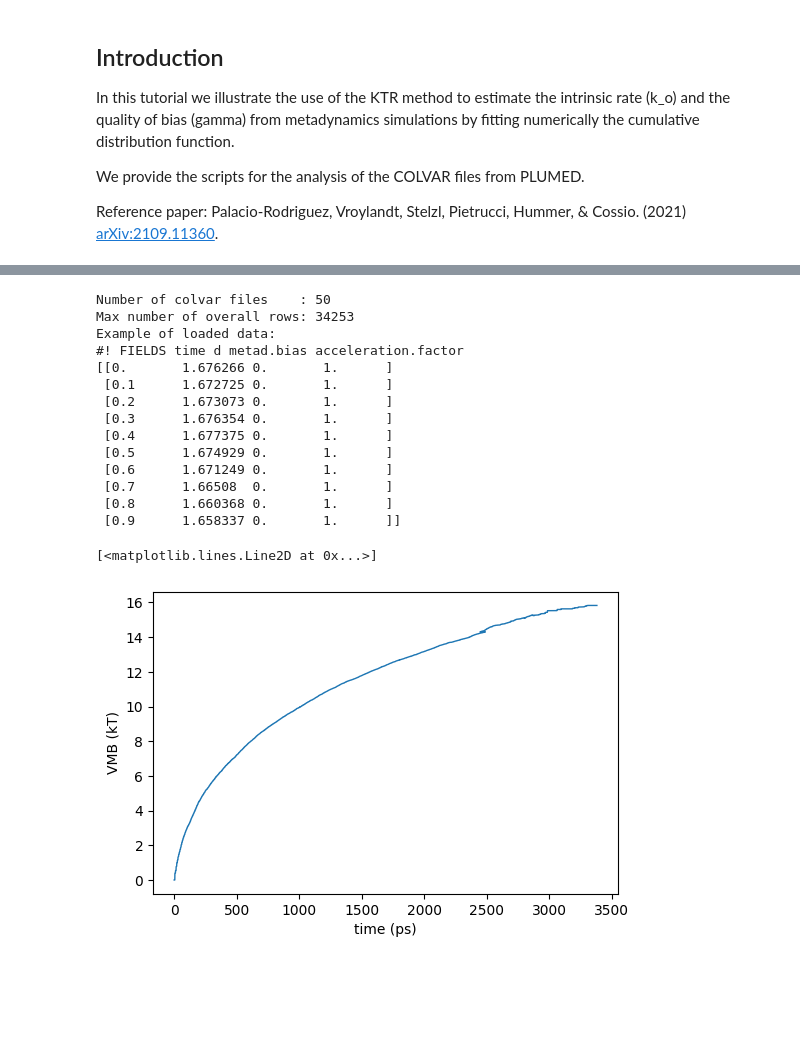
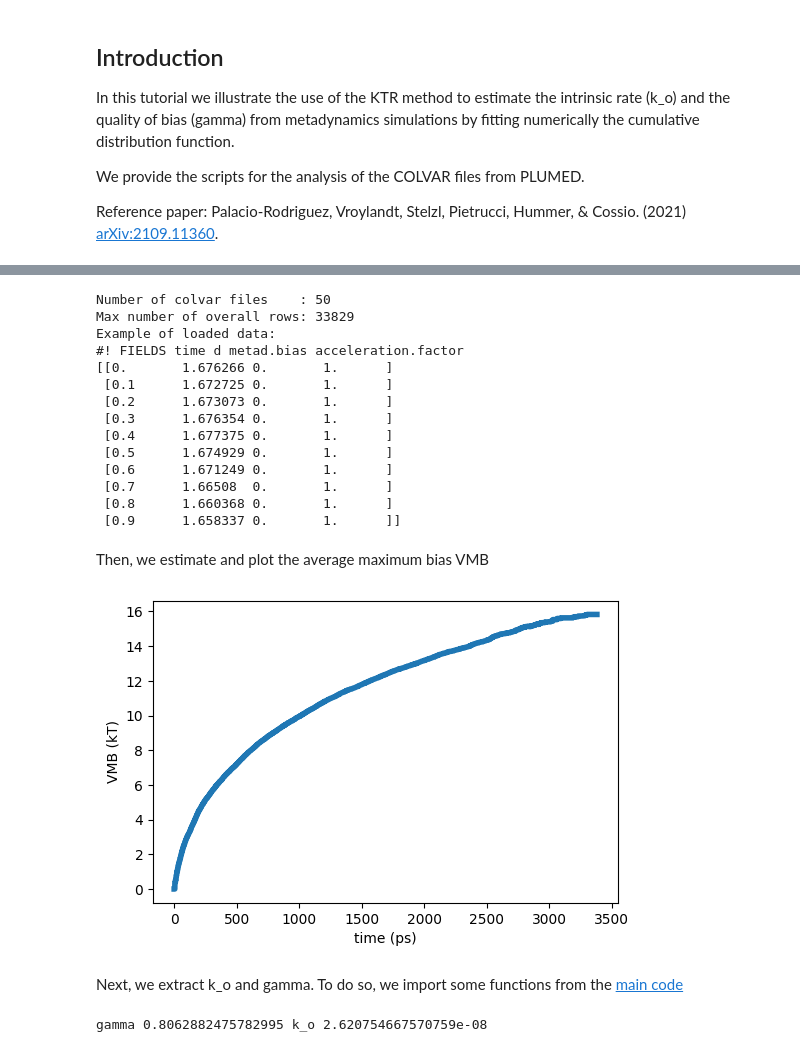
Before and after one commit to kpalaciorodr/KTR, a Jupyter notebook: Tutorial/Tutorial.ipynb, the cells around one changed output, grey strips where cells are left out. Saved outputs shown, nothing was run; the diff lists cells and outputs as text; code cells hidden in the pictures; blank space fills up the shorter version.

Commit message:
Add notebook tutorial

```diff
--- a/Tutorial/Tutorial.ipynb
+++ b/Tutorial/Tutorial.ipynb
@@ -22,9 +38,13 @@ colvars_count = len(colvars)
 colvars_maxrow_count = None
 
 data = []
+final_times = np.zeros((colvars_count, 2))
 for colvar in colvars:
     data.append(np.loadtxt(colvar))
     colvars_maxrow_count = data[-1].shape[0] if colvars_maxrow_count is None or colvars_maxrow_count < data[-1].shape[0] else colvars_maxrow_count
+    i = len(data) - 1
+    final_times[i,:] = np.array([data[-1][-1][0],data[-1][-1][0] * data[-1][-1][2]])
+    i = i+1
 
 # Print first lines to check that the data is loaded correctly
 print(f'Number of colvar files    : {colvars_count}')
@@ -34,7 +54,7 @@ print('#! FIELDS time d metad.bias acceleration.factor') # Corresponding columns
 print(data[0][:10])
 # %% [output]
 Number of colvar files    : 50
-Max number of overall rows: 34253
+Max number of overall rows: 33829
 Example of loaded data:
 #! FIELDS time d metad.bias acceleration.factor
 [[0.       1.676266 0.       1.      ]
@@ -60,44 +70,48 @@ for i in range(colvars_count):
+# %% [markdown]
+Then, we estimate and plot the average maximum bias VMB
 # %%
+# Estimate maximum bias for each colvar file
+def set_max_accumulate(dataset, numcol = 2):
+    max_value_found = None
+    for i in range(dataset.shape[0]):
+        max_value_found = dataset[i][numcol] if max_value_found is None or max_value_found < dataset[i][numcol] else max_value_found
+        dataset[i][numcol] = max_value_found
+
+for i in range(colvars_count):
+    set_max_accumulate(data[i])
+
 # Estimate average maximum bias (VMB) over all the colvars
 vmb_data = np.empty((colvars_count, colvars_maxrow_count))
 vmb_data.fill(np.nan)
 ix_col = None
 
 def fill_vmb_data(colvar_index):
     vmb_column_data = data[colvar_index][:,2]
     diff_rows = colvars_maxrow_count - vmb_column_data.shape[0]
     if 0 < diff_rows:
         fill_diff = np.empty(diff_rows)
         fill_diff.fill(np.nan)
         vmb_column_data = np.hstack((vmb_column_data, fill_diff))
     vmb_data[colvar_index,:] = vmb_column_data
     return data[colvar_index][:,0] if data[colvar_index][:,0].shape[0] == colvars_maxrow_count else None
 
 for i in range(colvars_count):
     i_ix_col = fill_vmb_data(i)
     if None is not i_ix_col:
         ix_col = i_ix_col
 
-#print(ix_col.shape[0])
-
-g = ix_col[0]
-
-#for i in range(1,ix_col.shape[0]):
-#    if(g > ix_col[i]):
-#        print(f'{ix_col[i]} ({g - ix_col[i]})')
-#    else:
-#        g = ix_col[i]
-
 masked_vmb = np.ma.masked_array(vmb_data, np.isnan(vmb_data))
 vmb_average = np.ma.average(masked_vmb.T, axis=1)
 vmb_average = np.vstack((ix_col, vmb_average)).T
 
 # Plot VMB
 fig,ax = plt.subplots(figsize=(6,4),dpi=100)
 ax.set_xlabel('time (ps)')
 ax.set_ylabel('VMB (kT)')
 
-plt.plot(vmb_average[:,0], vmb_average[:,1], lw=1.0)
+plt.plot(vmb_average[:,0], vmb_average[:,1], lw=4)
+np.savetxt('VMB.txt', vmb_average)
+np.savetxt('FINALTIMES.txt', final_times)
+fig.show()
 # %% [output]
-[<matplotlib.lines.Line2D at 0x...>]
-[figure, old version]
+[figure, new version]
@@ -109,0 +118,25 @@ plt.plot(vmb_average[:,0], vmb_average[:,1], lw=1.0)
+# %% [markdown]
+Next, we extract k_o and gamma. To do so, we import some functions from the [main code](../LM_KTR/LM_KTR.py)
+# %%
+# Input data
+t_total = 1e6
+t = final_times[:,0]
+VMB='tutorial'
+unique_T = vmb_average[:,0]
+unique_V = vmb_average[:,1]
+spline = interpolate.UnivariateSpline(unique_T, unique_V, s=0, ext=3)
+event = t < t_total
+opt = optimize.minimize_scalar(KTR.calculate_log_l, bounds=(0.0, 1.0), method='bounded', args=(event, t, spline))
+gamma = opt.x
+
+p =  mp.Pool(4)
+func = partial(KTR.calculate_cum_hazard, gamma, spline)
+cum_hazard = np.array(p.map(func, t))
+p.close()
+
+mean_t = cum_hazard.sum() / event.sum()
+result = np.array([1/mean_t, gamma])
+# Output1: gamma and k_o
+print("gamma", result[1],"k_o", result[0])
+# %% [output]
+gamma 0.8062882475782995 k_o 2.620754667570759e-08
```
Also changed, not shown: parts of 10 cells of this notebook, 2 other files.
